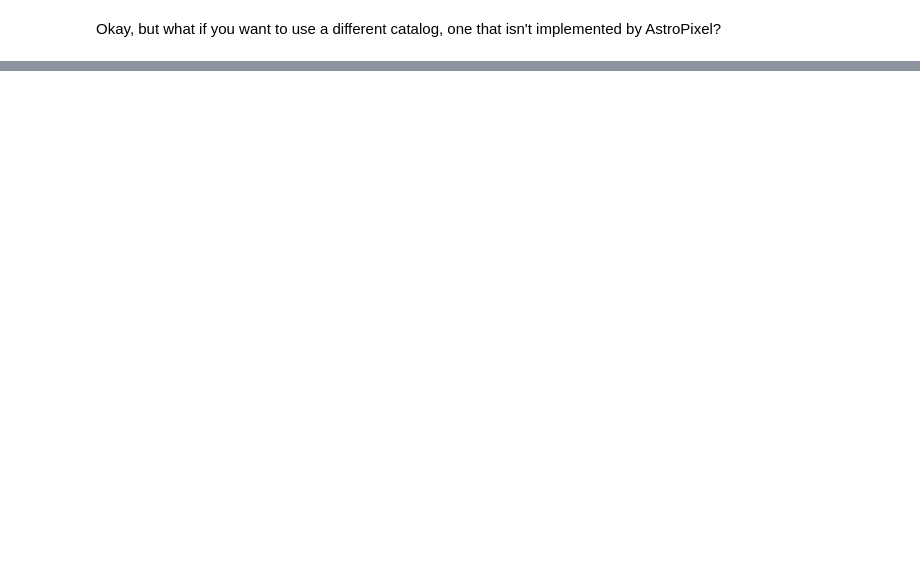
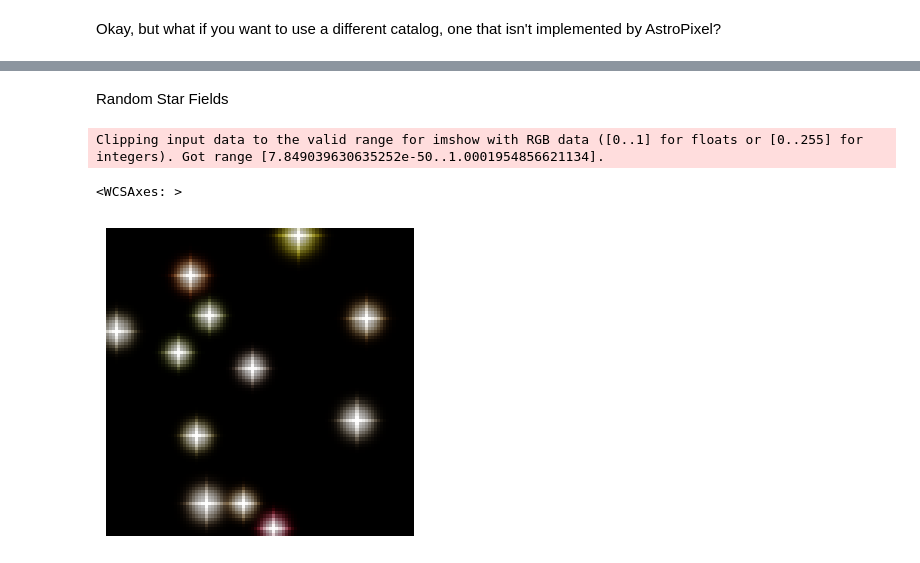
Before and after one commit to SpacialTree/astropixel, a Jupyter notebook: notebooks/astropixel_example.ipynb, the cells around one changed output, grey strips where cells are left out. Cells and saved outputs as stored; diff of their text form; code cells hidden in the pictures; blank space fills up the shorter version.

```diff
--- a/notebooks/astropixel_example.ipynb
+++ b/notebooks/astropixel_example.ipynb
@@ -129,0 +160,10 @@ plotter_ex.plot_cross_psf_field_rgb()
+# %% [markdown]
+Random Star Fields
+# %%
+coord = catalog_querry.get_random_coordinates_gal()
+plotter_random = plot_stars.StarPlotter(coord.icrs, size=(100, 100), radius=30*u.arcsec)
+plotter_random.plot_cross_psf_field_rgb()
+# %% [output]
+Clipping input data to the valid range for imshow with RGB data ([0..1] for floats or [0..255] for integers). Got range [7.849039630635252e-50..1.0001954856621134].
+<WCSAxes: >
+[figure, added]
```
Also changed, not shown: parts of 9 cells of this notebook.
